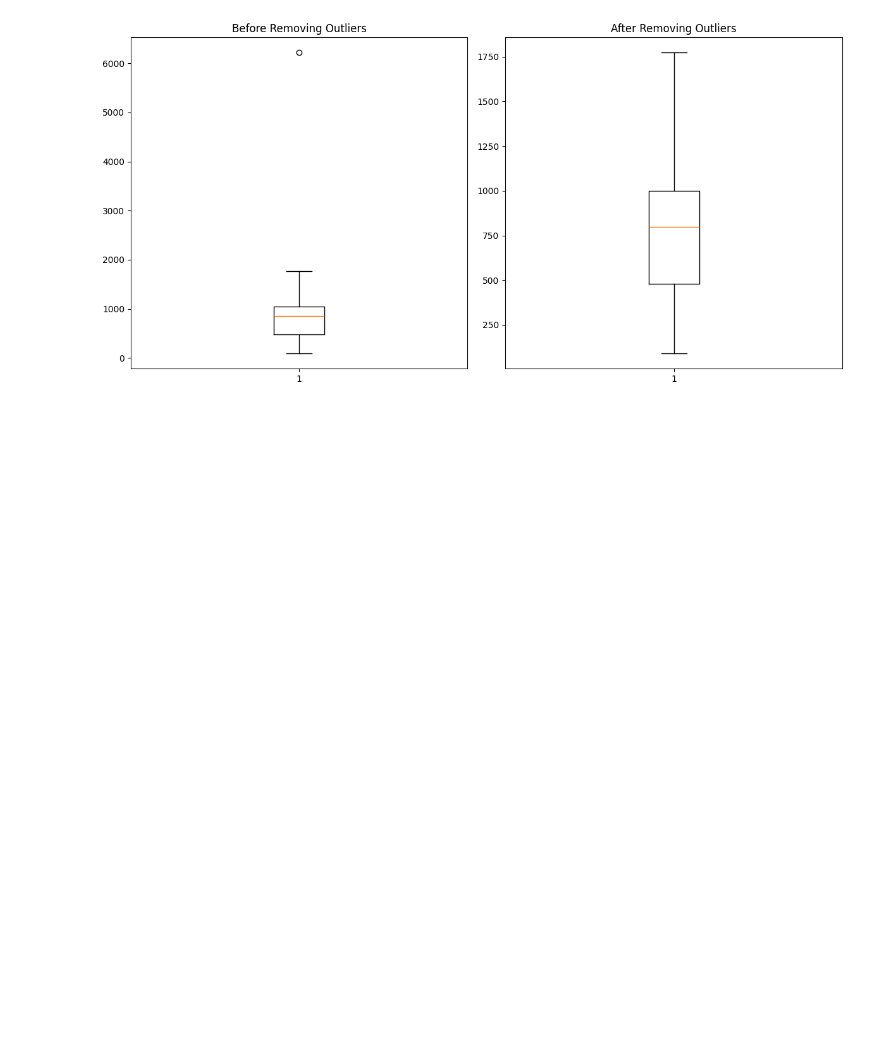
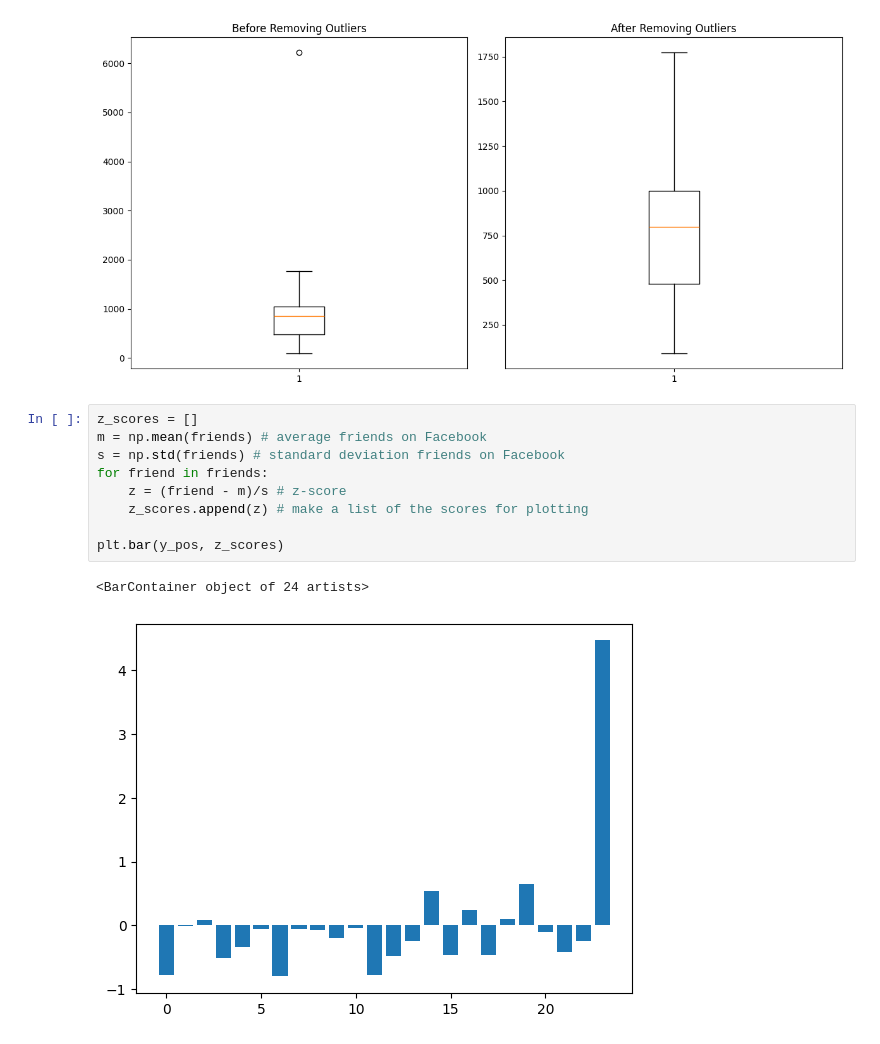
Before and after one commit to risabniranjan/Data-Science, a Jupyter notebook: stats.ipynb, the cells around one changed output. Saved outputs shown, nothing was run; the diff lists cells and outputs as text; blank space fills up the shorter version.

Commit message:
z score

```diff
--- a/stats.ipynb
+++ b/stats.ipynb
@@ -123,3 +123,15 @@ plt.tight_layout()
 plt.show()
 # %% [output]
 [figure]
+# %%
+z_scores = []
+m = np.mean(friends) # average friends on Facebook
+s = np.std(friends) # standard deviation friends on Facebook
+for friend in friends:
+    z = (friend - m)/s # z-score
+    z_scores.append(z) # make a list of the scores for plotting
+
+plt.bar(y_pos, z_scores)
+# %% [output]
+<BarContainer object of 24 artists>
+[figure, added]
```
Also changed, not shown: parts of 4 cells of this notebook.
